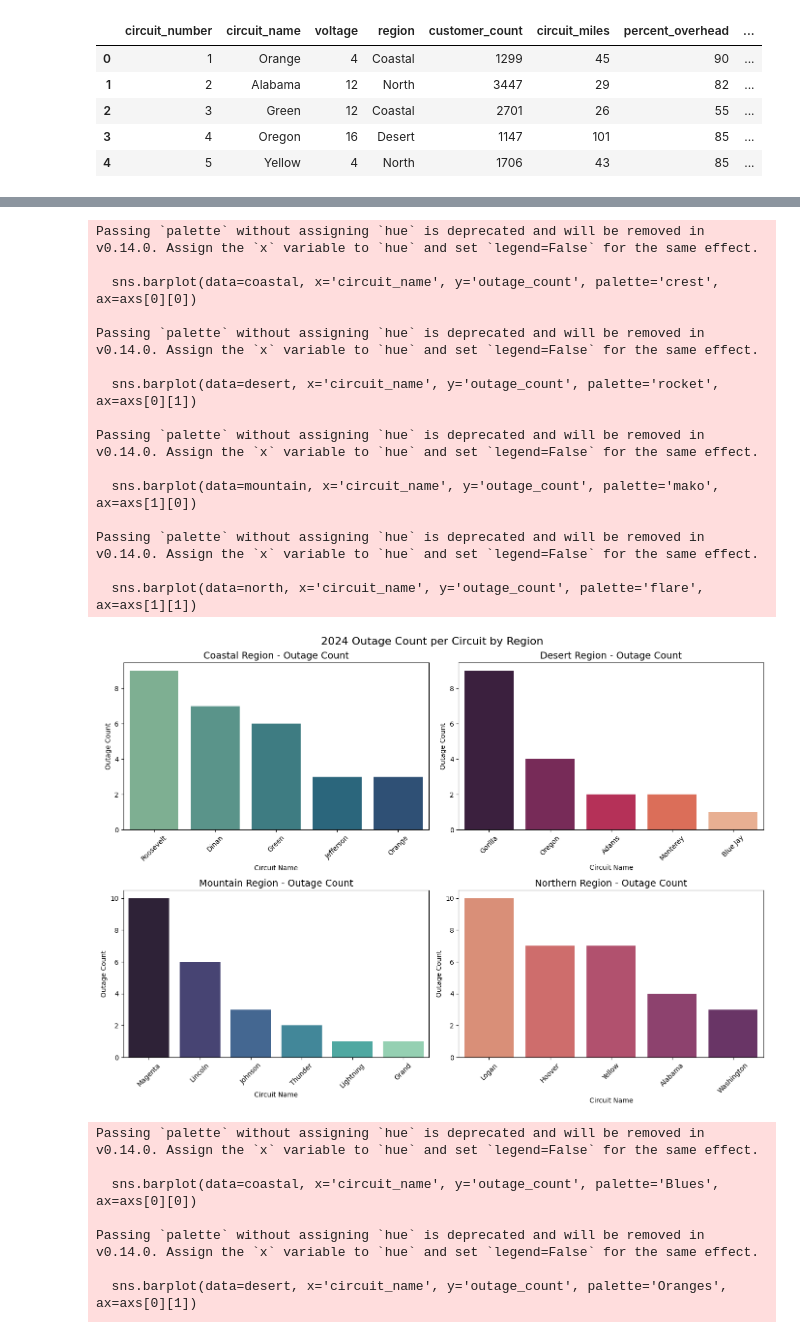
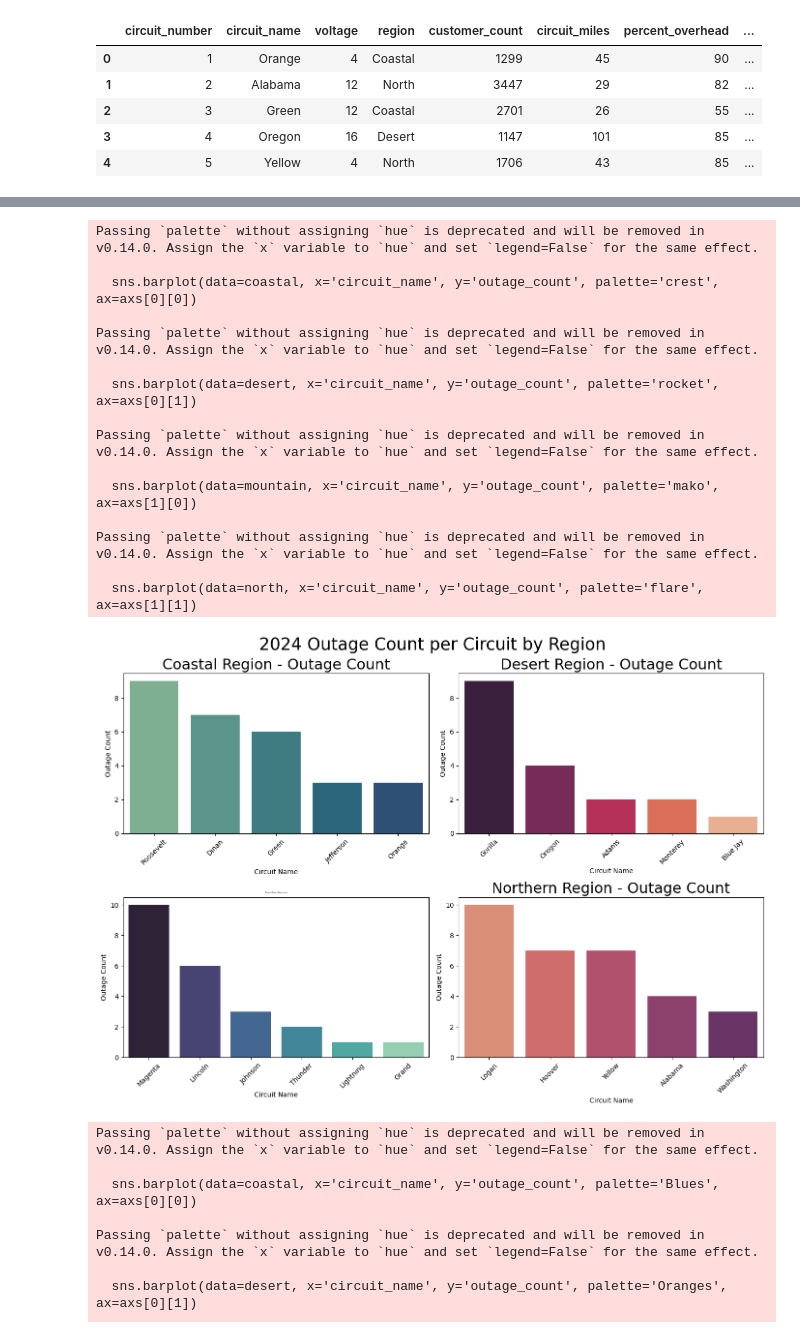
Before and after one commit to GerardoG2/ITC-2025, a Jupyter notebook: circuit-outage-analysis.ipynb, the cells around one changed output, grey strips where cells are left out. Saved outputs shown, nothing was run; the diff lists cells and outputs as text; code cells hidden in the pictures.

```diff
--- a/circuit-outage-analysis.ipynb
+++ b/circuit-outage-analysis.ipynb
@@ -1788,53 +1752,53 @@ fig, axs = plt.subplots(2, 2, figsize=(14, 10))
 
 # Coastal - Crest palette
 sns.barplot(data=coastal, x='circuit_name', y='outage_count', palette='crest', ax=axs[0][0])
-axs[0][0].set_title('Coastal Region - Outage Count', fontsize=14)
+axs[0][0].set_title('Coastal Region - Outage Count', fontsize=22)
 axs[0][0].tick_params(rotation=45, axis='x')
 axs[0][0].set_xlabel("Circuit Name")
 axs[0][0].set_ylabel("Outage Count")
 
 # Desert - Rocket palette
 sns.barplot(data=desert, x='circuit_name', y='outage_count', palette='rocket', ax=axs[0][1])
-axs[0][1].set_title('Desert Region - Outage Count', fontsize=14)
+axs[0][1].set_title('Desert Region - Outage Count', fontsize=22)
 axs[0][1].tick_params(rotation=45, axis='x')
 axs[0][1].set_xlabel("Circuit Name")
 axs[0][1].set_ylabel("Outage Count")
 
 # Mountain - Mako palette
 sns.barplot(data=mountain, x='circuit_name', y='outage_count', palette='mako', ax=axs[1][0])
-axs[1][0].set_title('Mountain Region - Outage Count', fontsize=14)
+axs[1][0].set_title('Mountain Region - Outage Count', fontsize=2)
 axs[1][0].tick_params(rotation=45, axis='x')
 axs[1][0].set_xlabel("Circuit Name")
 axs[1][0].set_ylabel("Outage Count")
 
 # Northern - Magma palette
 sns.barplot(data=north, x='circuit_name', y='outage_count', palette='flare', ax=axs[1][1])
-axs[1][1].set_title('Northern Region - Outage Count', fontsize=14)
+axs[1][1].set_title('Northern Region - Outage Count', fontsize=22)
 axs[1][1].tick_params(rotation=45, axis='x')
 axs[1][1].set_xlabel("Circuit Name")
 axs[1][1].set_ylabel("Outage Count")
 
 # Final layout
-plt.suptitle('2024 Outage Count per Circuit by Region', fontsize=16)
+plt.suptitle('2024 Outage Count per Circuit by Region', fontsize=25)
 plt.tight_layout()
 plt.show()
 # %% [output]
 Passing `palette` without assigning `hue` is deprecated and will be removed in v0.14.0. Assign the `x` variable to `hue` and set `legend=False` for the same effect.
 
   sns.barplot(data=coastal, x='circuit_name', y='outage_count', palette='crest', ax=axs[0][0])
 
 Passing `palette` without assigning `hue` is deprecated and will be removed in v0.14.0. Assign the `x` variable to `hue` and set `legend=False` for the same effect.
 
   sns.barplot(data=desert, x='circuit_name', y='outage_count', palette='rocket', ax=axs[0][1])
 
 Passing `palette` without assigning `hue` is deprecated and will be removed in v0.14.0. Assign the `x` variable to `hue` and set `legend=False` for the same effect.
 
   sns.barplot(data=mountain, x='circuit_name', y='outage_count', palette='mako', ax=axs[1][0])
 
 Passing `palette` without assigning `hue` is deprecated and will be removed in v0.14.0. Assign the `x` variable to `hue` and set `legend=False` for the same effect.
 
   sns.barplot(data=north, x='circuit_name', y='outage_count', palette='flare', ax=axs[1][1])
-[figure, old version]
+[figure, new version]
 # %%
 
 
```
Also changed, not shown: parts of 22 cells of this notebook, 2 other files.
